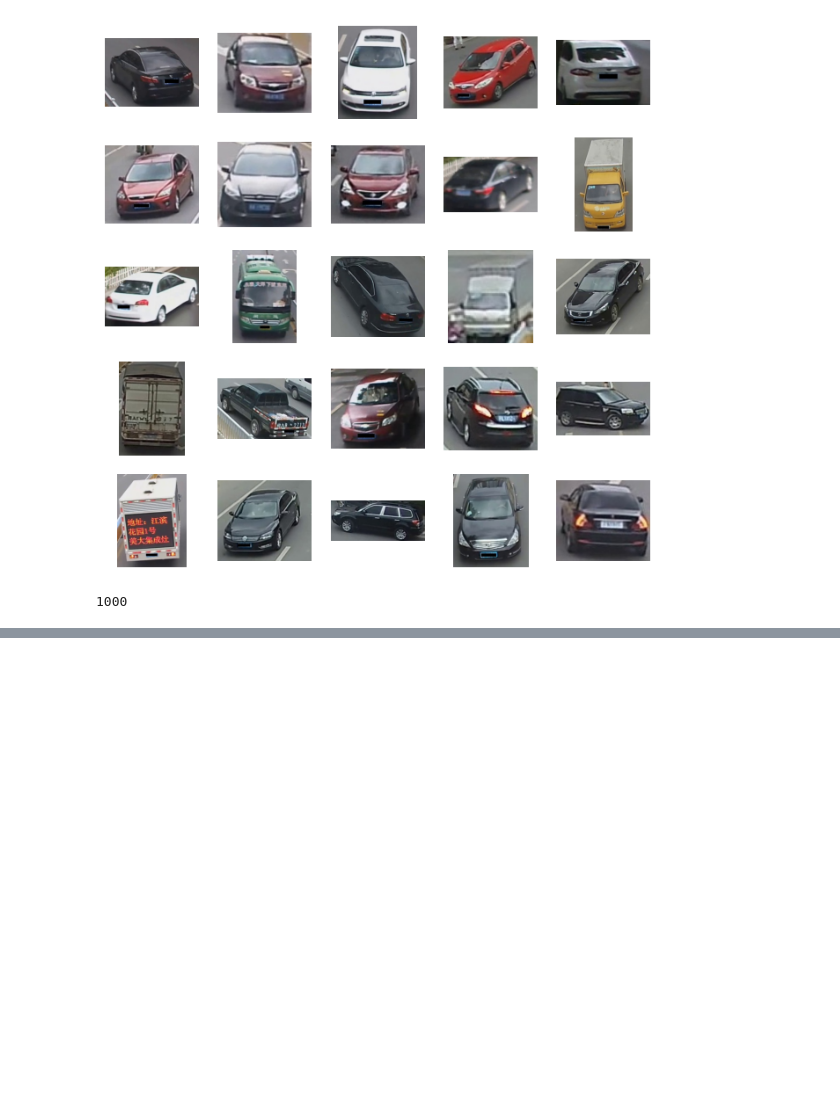
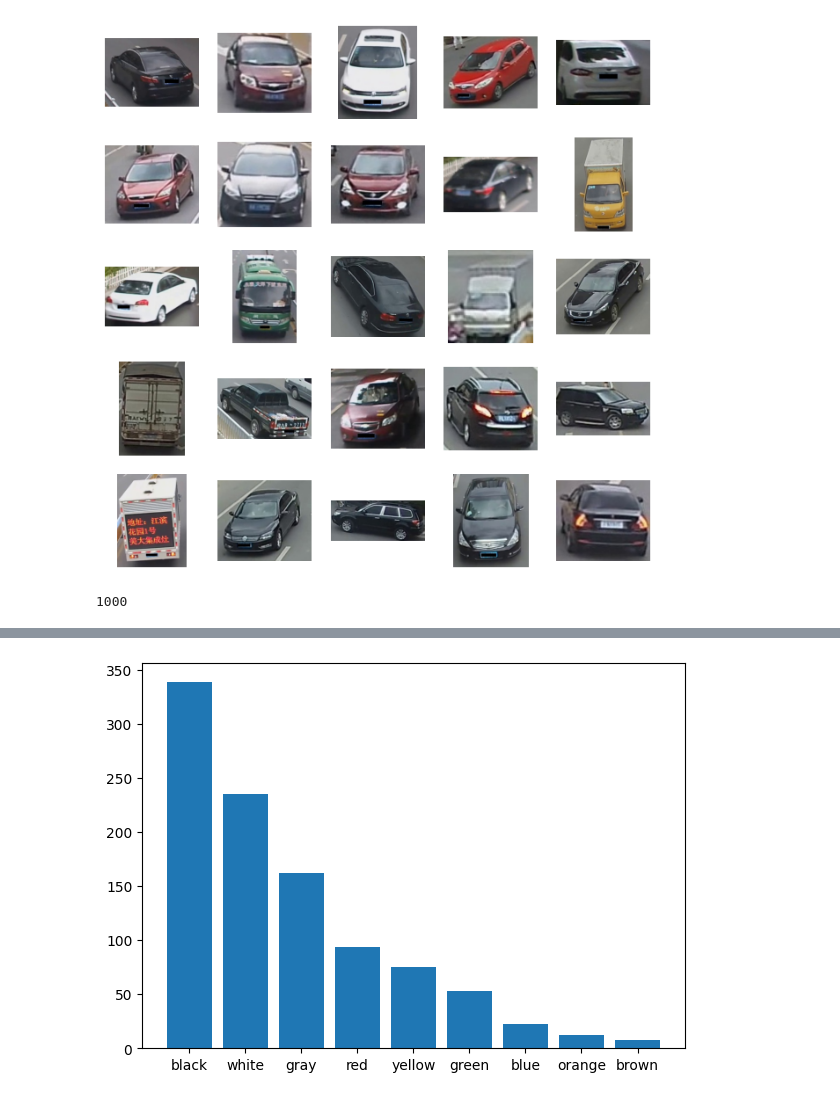
Before and after one commit to Angel-Ceballos/car-grouping, a Jupyter notebook: solution.ipynb, the cells around one changed output, grey strips where cells are left out. Drawn from its saved outputs; the diff is of its cells as text; code cells hidden in the pictures; blank space fills up the shorter version.

Commit message:
finished with data labeling and balancing

```diff
--- a/solution.ipynb
+++ b/solution.ipynb
@@ -53,0 +60,18 @@ print(len(os.listdir(dst_path)))
+# %%
+with open('/home/angel/computer_vision/car-grouping/labels/default.json') as json_file:
+  labels_file = json.load(json_file)
+# %%
+files = []
+colors = []
+orientation = []
+c_type = []
+for l in labels_file['items']:
+    an = l['annotations'][0]['attributes']
+    files.append(l['id'])
+    colors.append(an['color'])
+    orientation.append(an['orientation'])
+    c_type.append(an['type'])
+
+data = {'file':files, 'color':colors, 'orientation':orientation, 'type':c_type}
+labels_df = pd.DataFrame(data)
+labels_df
@@ -53,0 +92,13 @@ print(len(os.listdir(dst_path)))
+# %%
+s = labels_df['color'].value_counts()
+
+# Figure Size
+fig = plt.figure(figsize =(7, 5))
+
+# Horizontal Bar Plot
+plt.bar(s.index, s.values)
+
+# Show Plot
+plt.show()
+# %% [output]
+[figure, added]
```
Also changed, not shown: parts of 22 cells of this notebook, 8 other files.
